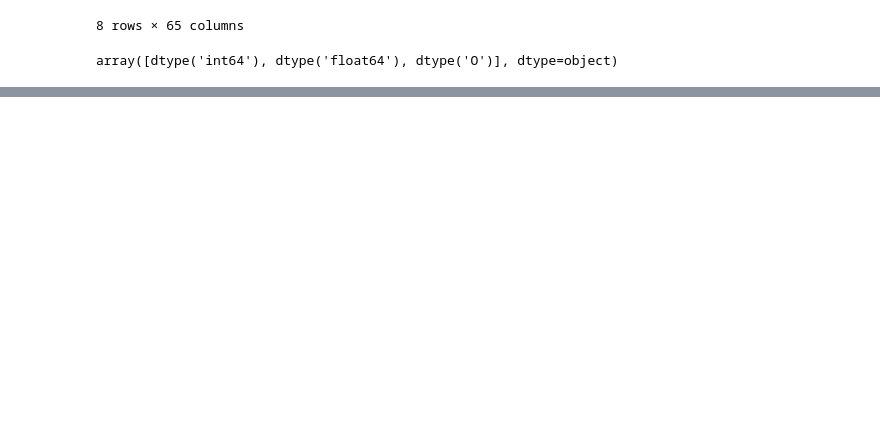
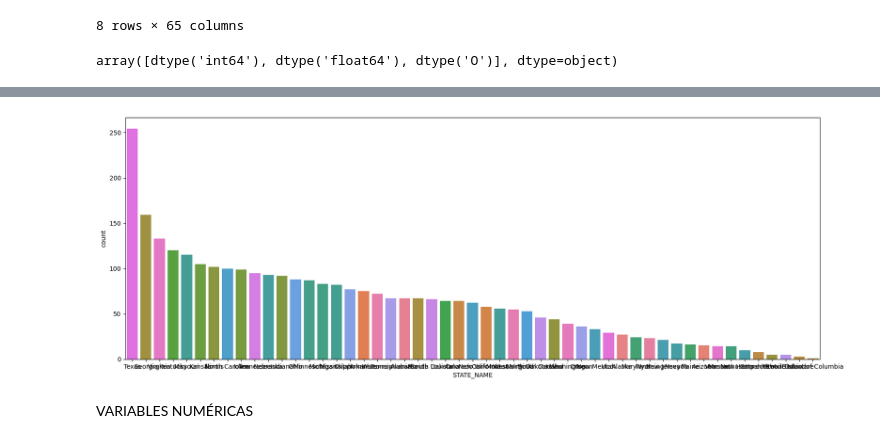
Before and after one commit to PuraCampos/Regr_Lineal_Regularizada, a Jupyter notebook: src/explore.ipynb, the cells around one changed output, grey strips where cells are left out. Cells and saved outputs as stored; diff of their text form; code cells hidden in the pictures; blank space fills up the shorter version.

```diff
--- a/src/explore.ipynb
+++ b/src/explore.ipynb
@@ -91,6 +91,8 @@ total_data.drop(columns_out,axis=1, inplace=True)
 total_data.shape
 # %% [output]
 (3140, 67)
+# %%
+total_data.drop("COUNTY_NAME",axis=1, inplace=True)
 # %% [markdown]
 ANÁLISIS DE VARIABLES UNIVARIANTES
 # %%
@@ -121 +138,14 @@ df_continuas=total_data.select_dtypes(continuas)
+# %%
+import matplotlib.pyplot as plt
+import seaborn as sns
+
+fig, ax = plt.subplots( figsize = (20, 7))
+
+sns.countplot(data = df_cat, x = "STATE_NAME", order=df_cat["STATE_NAME"].value_counts().index, hue="STATE_NAME")
+
+plt.show()
+# %% [output]
+[figure, added]
+# %% [markdown]
+VARIABLES NUMÉRICAS
 # %%
```
Also changed, not shown: parts of 12 cells of this notebook.
